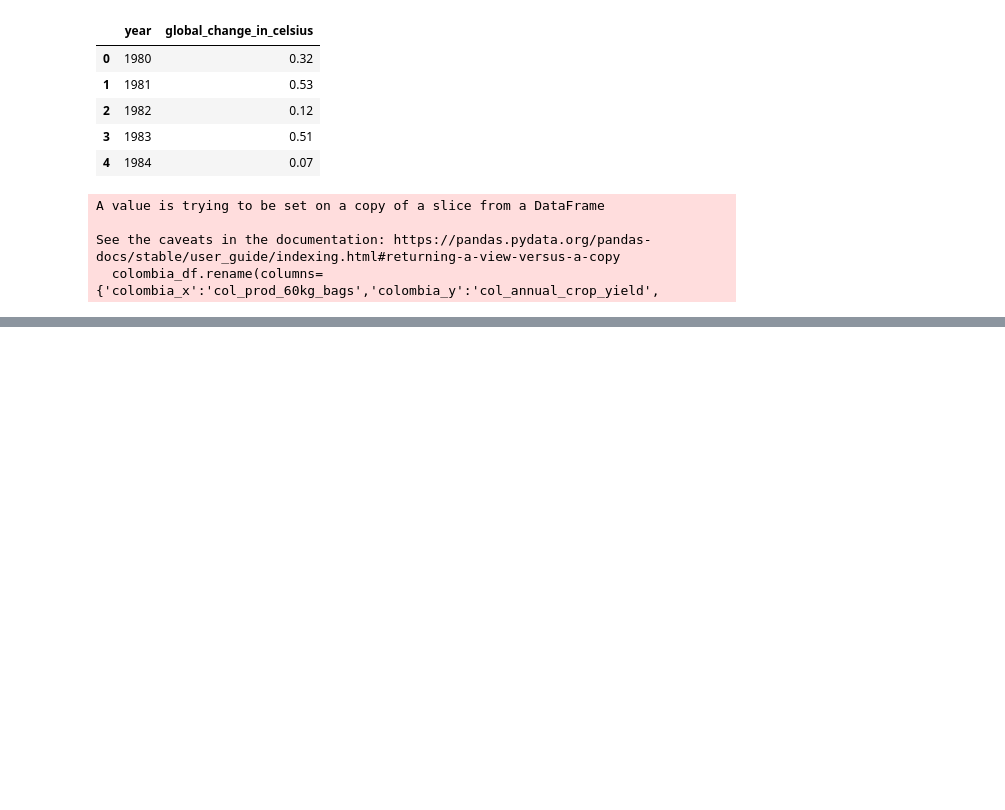
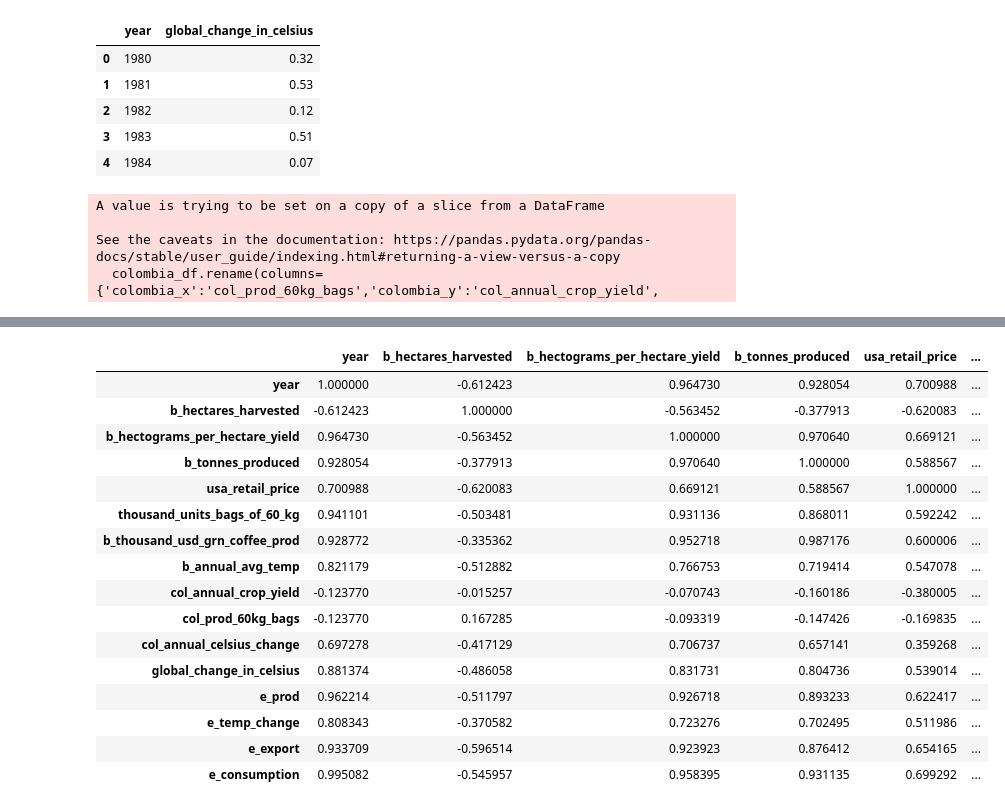
Before and after one commit to sanghyuns/Climate_Change_vs_Coffee_Production, a Jupyter notebook: capparelli.ipynb, the cells around one changed output, grey strips where cells are left out. Saved outputs shown, nothing was run; the diff lists cells and outputs as text; code cells hidden in the pictures; blank space fills up the shorter version.

```diff
--- a/capparelli.ipynb
+++ b/capparelli.ipynb
@@ -259,0 +259,20 @@ colombia_df
+# %%
+df.corr()
+# %% [output]
+|  | year | b_hectares_harvested | b_hectograms_per_hectare_yield | b_tonnes_produced | usa_retail_price | ... |
+| year | 1.000000 | -0.612423 | 0.964730 | 0.928054 | 0.700988 | ... |
+| b_hectares_harvested | -0.612423 | 1.000000 | -0.563452 | -0.377913 | -0.620083 | ... |
+| b_hectograms_per_hectare_yield | 0.964730 | -0.563452 | 1.000000 | 0.970640 | 0.669121 | ... |
+| b_tonnes_produced | 0.928054 | -0.377913 | 0.970640 | 1.000000 | 0.588567 | ... |
+| usa_retail_price | 0.700988 | -0.620083 | 0.669121 | 0.588567 | 1.000000 | ... |
+| thousand_units_bags_of_60_kg | 0.941101 | -0.503481 | 0.931136 | 0.868011 | 0.592242 | ... |
+| b_thousand_usd_grn_coffee_prod | 0.928772 | -0.335362 | 0.952718 | 0.987176 | 0.600006 | ... |
+| b_annual_avg_temp | 0.821179 | -0.512882 | 0.766753 | 0.719414 | 0.547078 | ... |
+| col_annual_crop_yield | -0.123770 | -0.015257 | -0.070743 | -0.160186 | -0.380005 | ... |
+| col_prod_60kg_bags | -0.123770 | 0.167285 | -0.093319 | -0.147426 | -0.169835 | ... |
+| col_annual_celsius_change | 0.697278 | -0.417129 | 0.706737 | 0.657141 | 0.359268 | ... |
+| global_change_in_celsius | 0.881374 | -0.486058 | 0.831731 | 0.804736 | 0.539014 | ... |
+| e_prod | 0.962214 | -0.511797 | 0.926718 | 0.893233 | 0.622417 | ... |
+| e_temp_change | 0.808343 | -0.370582 | 0.723276 | 0.702495 | 0.511986 | ... |
+| e_export | 0.933709 | -0.596514 | 0.923923 | 0.876412 | 0.654165 | ... |
+| e_consumption | 0.995082 | -0.545957 | 0.958395 | 0.931135 | 0.699292 | ... |
```
Also changed, not shown: parts of 32 cells of this notebook, 1 other file.
